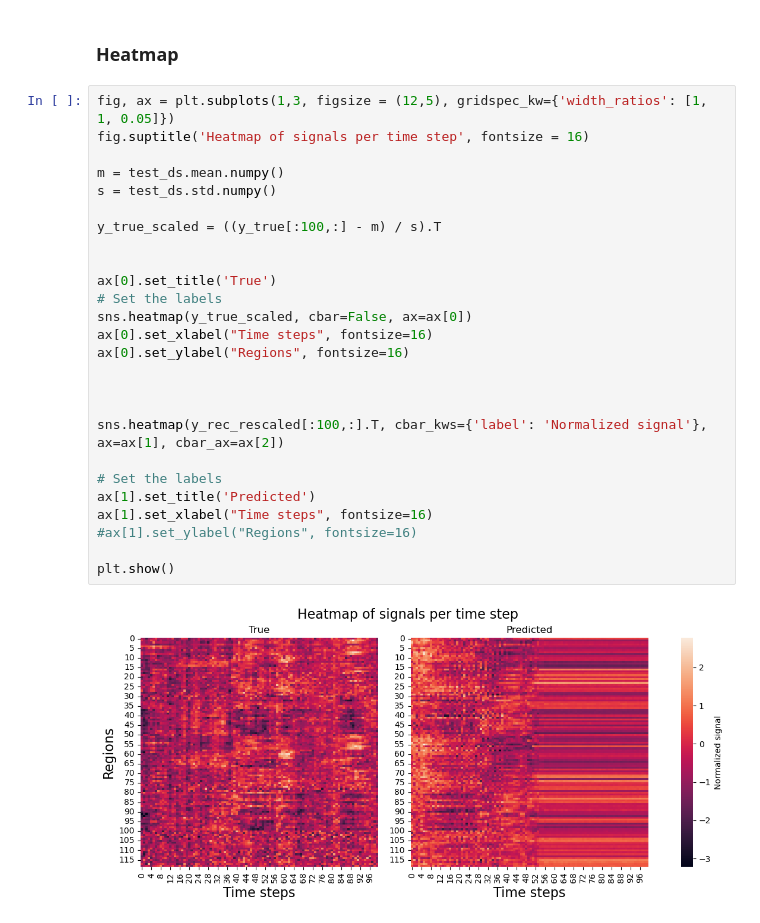
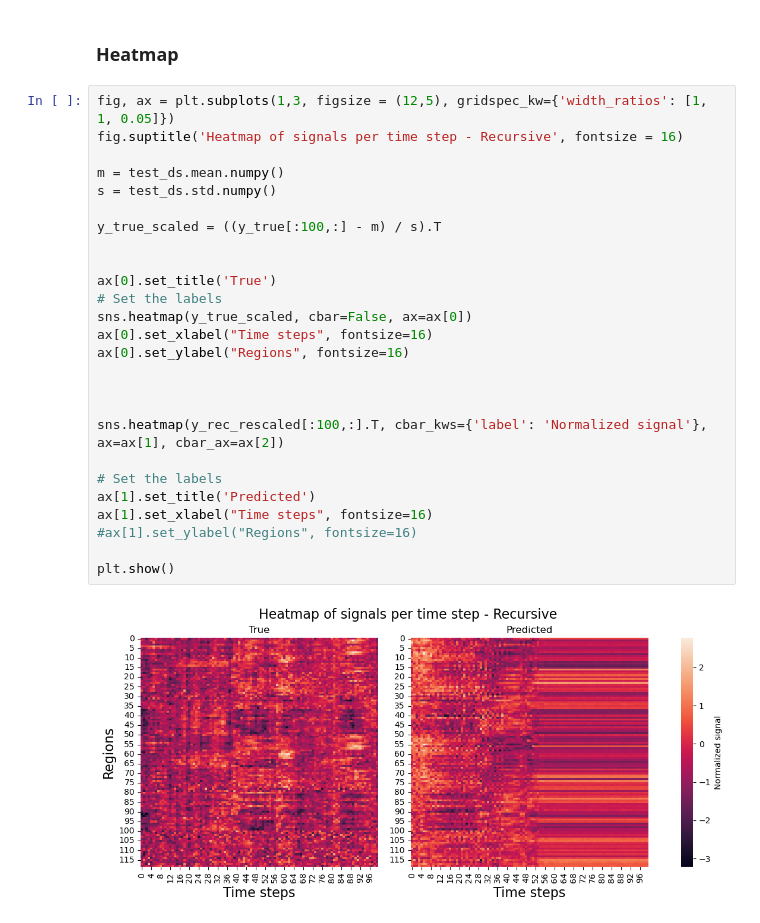
Before and after one commit to filippobezzi/Bayesian-Inference-in-High-Dimensional-Reservoir-Dynamics-for-Neural-Time-Series, a Jupyter notebook: real_data_test.ipynb, the cells around one changed output. Saved outputs shown, nothing was run; the diff lists cells and outputs as text.

```diff
--- a/real_data_test.ipynb
+++ b/real_data_test.ipynb
@@ -482,29 +482,29 @@ print(f"mCRPS (Normalized): {avg_mcrps:.4f} ± {std_mcrps:.4f}")
 ### Heatmap
 # %%
 fig, ax = plt.subplots(1,3, figsize = (12,5), gridspec_kw={'width_ratios': [1, 1, 0.05]})
-fig.suptitle('Heatmap of signals per time step', fontsize = 16)
+fig.suptitle('Heatmap of signals per time step - Recursive', fontsize = 16)
 
 m = test_ds.mean.numpy()
 s = test_ds.std.numpy()
 
 y_true_scaled = ((y_true[:100,:] - m) / s).T
 
 
 ax[0].set_title('True')
 # Set the labels
 sns.heatmap(y_true_scaled, cbar=False, ax=ax[0])
 ax[0].set_xlabel("Time steps", fontsize=16)
 ax[0].set_ylabel("Regions", fontsize=16)
 
 
 
 sns.heatmap(y_rec_rescaled[:100,:].T, cbar_kws={'label': 'Normalized signal'}, ax=ax[1], cbar_ax=ax[2])
 
 # Set the labels
 ax[1].set_title('Predicted')
 ax[1].set_xlabel("Time steps", fontsize=16)
 #ax[1].set_ylabel("Regions", fontsize=16)
 
 plt.show()
 # %% [output]
-[figure, old version]
+[figure, new version]
```
Also changed, not shown: 7 other files.
